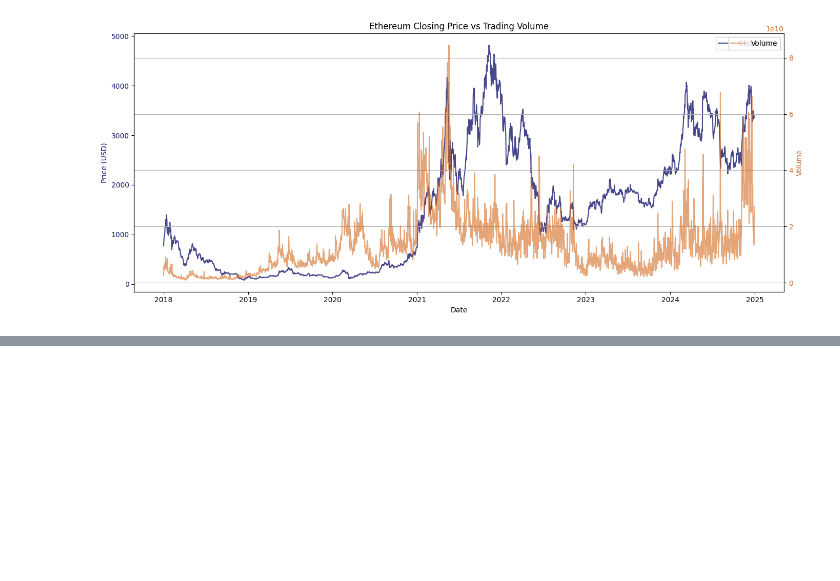
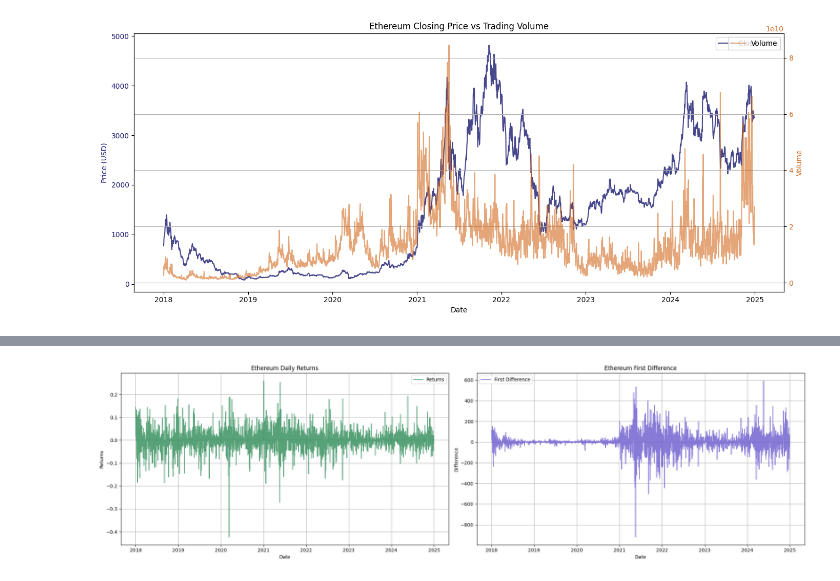
Before and after one commit to STBreeze/Ethereum-Time-Series-Analysis-ARIMA-ARCH-Forecasting, a Jupyter notebook: Ethereum Stock Price Prediction using ARIMA.ipynb, the cells around one changed output, grey strips where cells are left out. Saved outputs shown, nothing was run; the diff lists cells and outputs as text; code cells hidden in the pictures; blank space fills up the shorter version.

```diff
--- a/Ethereum Stock Price Prediction using ARIMA.ipynb
+++ b/Ethereum Stock Price Prediction using ARIMA.ipynb
@@ -199,0 +183,6 @@ plt.show()
+# %%
+eth_returns = data['Close'].pct_change().dropna()
+eth_diff = data['Close'].diff().dropna()
+
+print(f'Percentage change/Returns:\n{eth_returns}')
+print(f'\nFirst difference:\n{eth_diff}')
@@ -199,0 +207,21 @@ plt.show()
+# %%
+fig, axes = plt.subplots(nrows=1, ncols=2, figsize=(21, 6), sharex=True)
+
+# Plot Returns
+sns.lineplot(ax=axes[0], x=eth_returns.index, y=eth_returns.values, color='seagreen', label='Returns', alpha=0.8)
+axes[0].set_title('Ethereum Daily Returns')
+axes[0].set_xlabel('Date')
+axes[0].set_ylabel('Returns')
+axes[0].grid(True)
+
+# Plot First Differences
+sns.lineplot(ax=axes[1], x=eth_diff.index, y=eth_diff.values, color='slateblue', label='First Difference', alpha=0.8)
+axes[1].set_title('Ethereum First Difference')
+axes[1].set_xlabel('Date')
+axes[1].set_ylabel('Difference')
+axes[1].grid(True)
+
+plt.tight_layout()
+plt.show()
+# %% [output]
+[figure, added]
```
Also changed, not shown: parts of 5 cells of this notebook.
